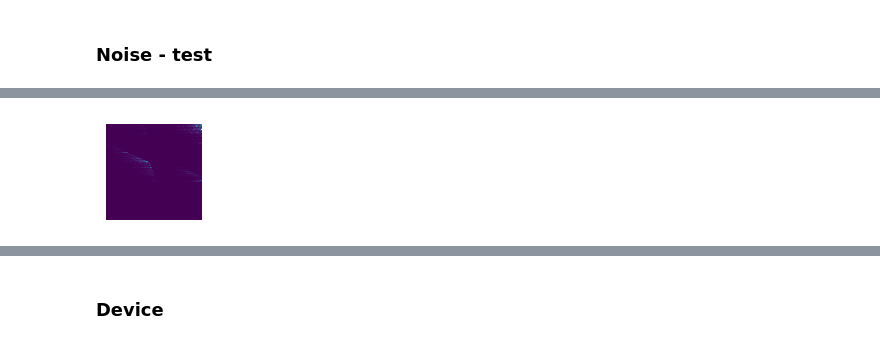
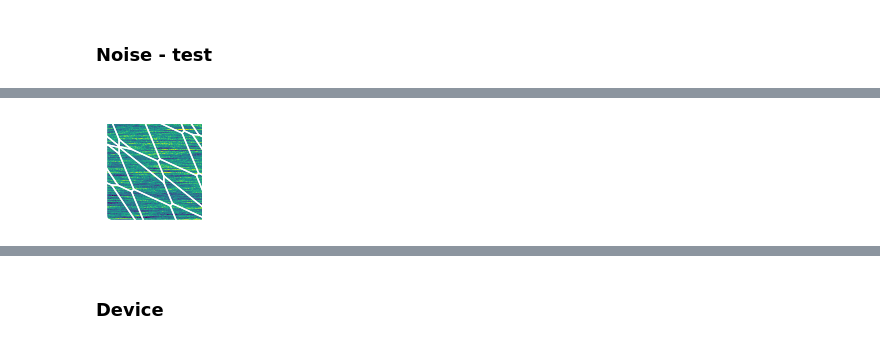
Before and after one commit to KREFT-QS-13/learning-QDs-parameters, a Jupyter notebook: example.ipynb, the cells around one changed output, grey strips where cells are left out. Cells and saved outputs as stored; diff of their text form; code cells hidden in the pictures.

Commit message:
4 dots device with 2 sensors

```diff
--- a/example.ipynb
+++ b/example.ipynb
@@ -49,7 +50,7 @@ print(params)
 %matplotlib inline
 # 19 : 6855079316 , 4269757637 , 0704002487
 parms_names = ['device', 'sensors_coordinates']
-params = u.load_parameters(29, '5172012409', [3,2,1], parms_names)
+params = u.load_parameters(3, '2868371462', [3,2,1], parms_names)
 u.plot_device_lattice(params['device'], params['sensors_coordinates'])
 # %% [output]
 (<Figure size 400x400 with 1 Axes>,
@@ -177,29 +209,15 @@ plot.show()
 x_vol = np.linspace(0, 0.05, c.RESOLUTION)
 y_vol = np.linspace(0, 0.05, c.RESOLUTION)
 ks = 0
-device = np.array([[1,1]])
+device = np.array([[1,1],[1,1]])
 
-S = 1
-N = len(u.get_dots_indices(device))
-K = N+S
+S=2
+N=len(u.get_dots_indices(device))
+K=N+S
 config_tuple = (K,N,S)
 
-c_dd, c_dg = u.generate_capacitance_matrices(config_tuple, device)
-experiment = Experiment(*u.generate_experiment_config(c_dd, c_dg, config_tuple, device))
-cut = u.get_cut(config_tuple)
+# cut = np.array([[1,0,0,0,0], [0,1,0,0,0]])
 
-result = experiment.generate_CSD(
-                    x_voltages=x_vol,  # V
-                    y_voltages=y_vol,  # V
-
-                    target_state = [1,0,5],  # target state for transition
-                    target_transition = [-1,1,0], #target transition from target state, here transition to [2,3,2,3,5,5]
-                    compensate_sensors=True,
-
-                    plane_axes=cut,
-                    compute_polytopes=True,
-                    use_sensor_signal=S>1,
-                )
-
-xks, yks, csd_dataks, polytopesks, sensor, _ = result
+C_DD, C_DG, ks, cut, x, y, csd, poly, sensor, device, sensors = u.generate_dataset(x_vol, y_vol, ks, device, config_tuple)
+# res = u.generate_dataset(x_vol, y_vol, ks, device, config_tuple, cut=cut)
 # %% [output]
@@ -227,12 +245,0 @@ fig, ax = u.plot_CSD(x, y, sensor, poly)
-# %%
-x_vol = np.linspace(0, 0.05, c.RESOLUTION)
-y_vol = np.linspace(0, 0.05, c.RESOLUTION)
-ks = 0
-device = np.array([[1,1]])
-
-S=1
-N=len(u.get_dots_indices(device))
-K=N+S
-config_tuple = (K,N,S)
-
-C_DD, C_DG, ks, cut, x, y, csd, poly, sensor, device = u.generate_dataset(x_vol, y_vol, ks, device, config_tuple)
@@ -257,5 +246,5 @@ v_offset found: [0.01257474 0.01047178 0.12237945]
 # %%
 %matplotlib inline
-fig, ax = u.plot_CSD(x, y, sensor, poly)
+fig, ax = u.plot_CSD(x, y, sensor[:,:,1], poly)
 # %% [output]
-[figure, old version]
+[figure, new version]
```
Also changed, not shown: parts of 17 cells of this notebook, 5 other files.
